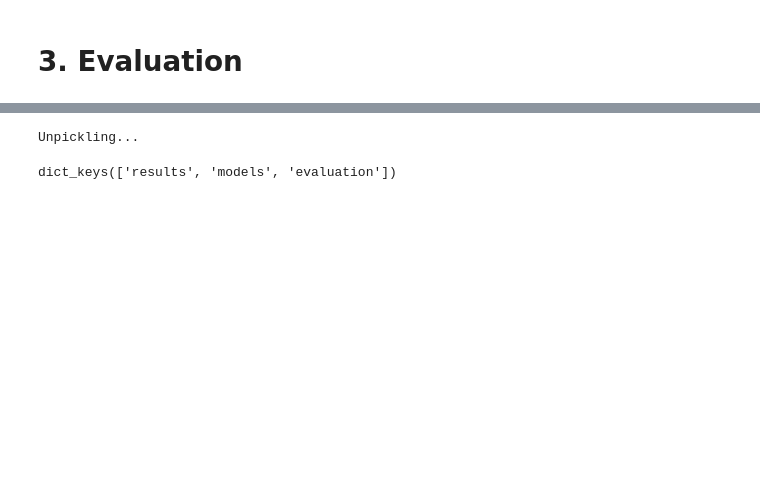
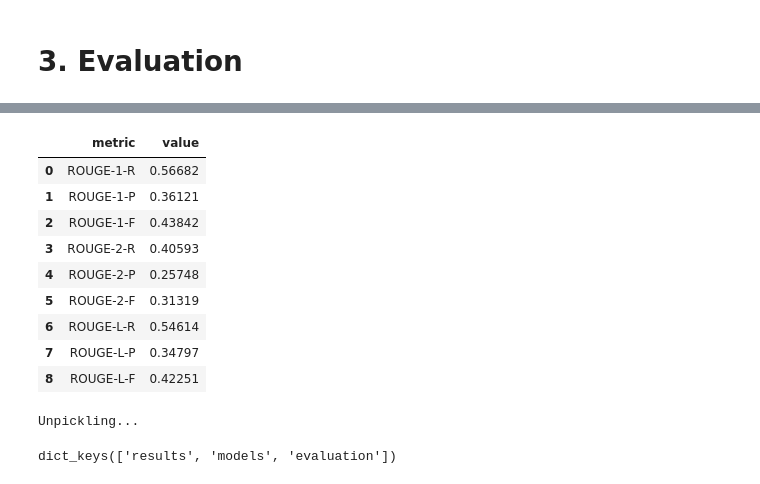
Before and after one commit to adibenc/dm-sum-key, a Jupyter notebook: main-sum.ipynb, the cells around one changed output, grey strips where cells are left out. Saved outputs shown, nothing was run; the diff lists cells and outputs as text; code cells hidden in the pictures; blank space fills up the shorter version.

```diff
--- a/main-sum.ipynb
+++ b/main-sum.ipynb
@@ -346,3 +375,20 @@ Deleting temporary files and directories
+# %%
+df = pd.DataFrame({
+    "metric": evaluation.keys(),
+    "value": evaluation.values(),
+})
+df
+# %% [output]
+|  | metric | value |
+| 0 | ROUGE-1-R | 0.56682 |
+| 1 | ROUGE-1-P | 0.36121 |
+| 2 | ROUGE-1-F | 0.43842 |
+| 3 | ROUGE-2-R | 0.40593 |
+| 4 | ROUGE-2-P | 0.25748 |
+| 5 | ROUGE-2-F | 0.31319 |
+| 6 | ROUGE-L-R | 0.54614 |
+| 7 | ROUGE-L-P | 0.34797 |
+| 8 | ROUGE-L-F | 0.42251 |
 # %%
 # dump
 dumpToPickle({
```
Also changed, not shown: parts of 9 cells of this notebook, 2 other files.
